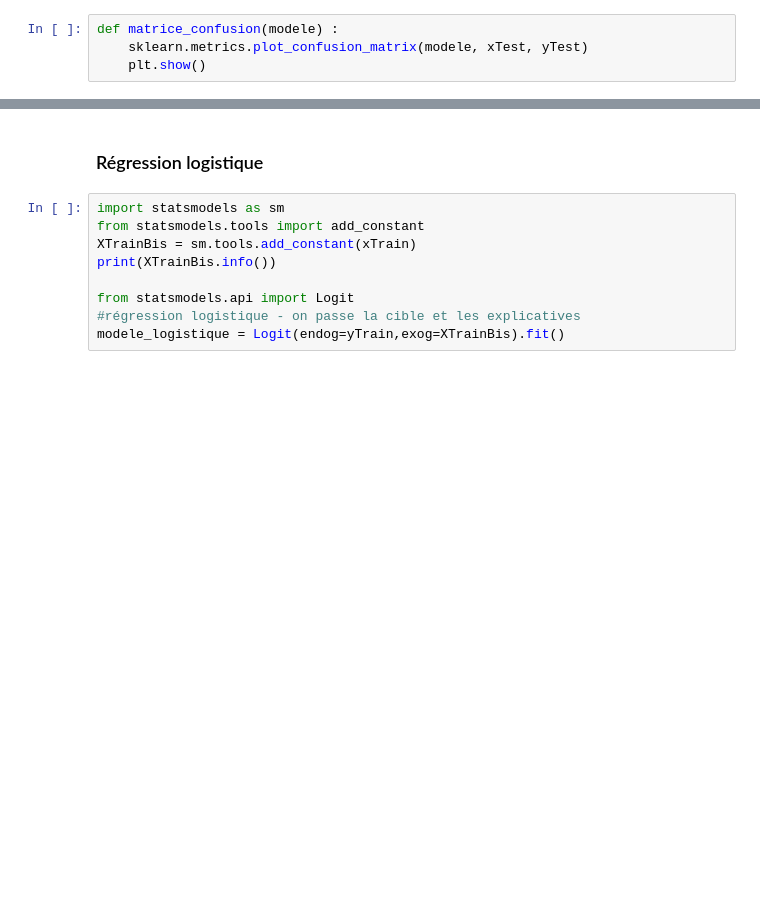
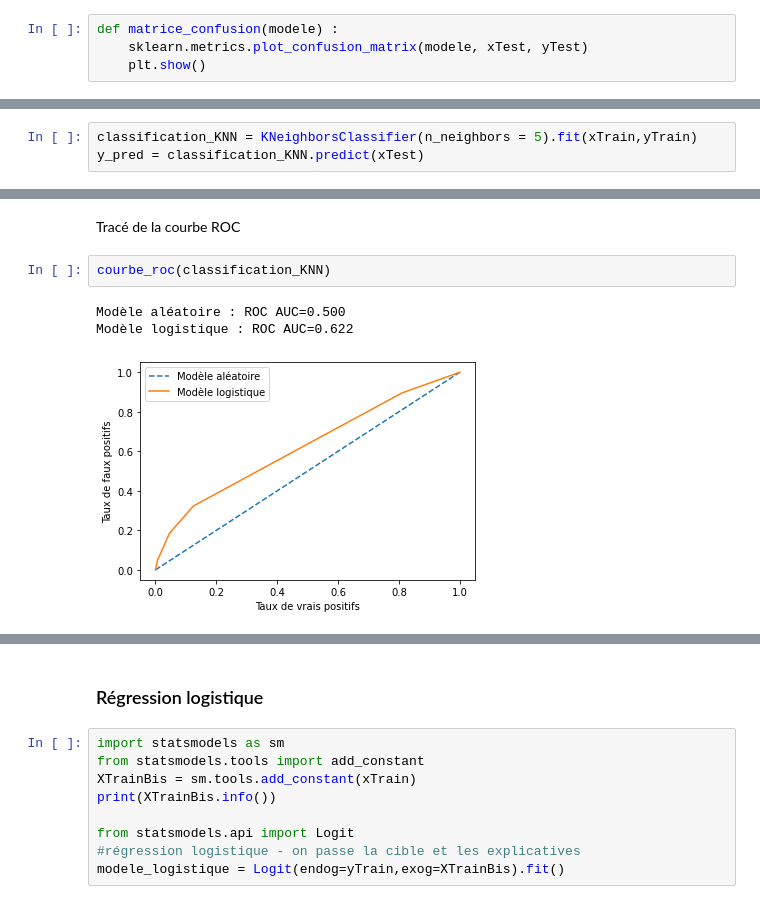
Before and after one commit to Clotilde-23/Accidents-corporels, a Jupyter notebook: Modelisation.ipynb, the cells around one changed output, grey strips where cells are left out. Cells and saved outputs as stored; diff of their text form; blank space fills up the shorter version.

```diff
--- a/Modelisation.ipynb
+++ b/Modelisation.ipynb
@@ -197,0 +301,3 @@ matrice_confusion(classification)
+# %%
+classification_KNN = KNeighborsClassifier(n_neighbors = 5).fit(xTrain,yTrain)
+y_pred = classification_KNN.predict(xTest)
@@ -197,0 +320,8 @@ matrice_confusion(classification)
+# %% [markdown]
+Tracé de la courbe ROC
+# %%
+courbe_roc(classification_KNN)
+# %% [output]
+Modèle aléatoire : ROC AUC=0.500
+Modèle logistique : ROC AUC=0.622
+[figure, added]
```
Also changed, not shown: parts of 41 cells of this notebook, 1 other file.
